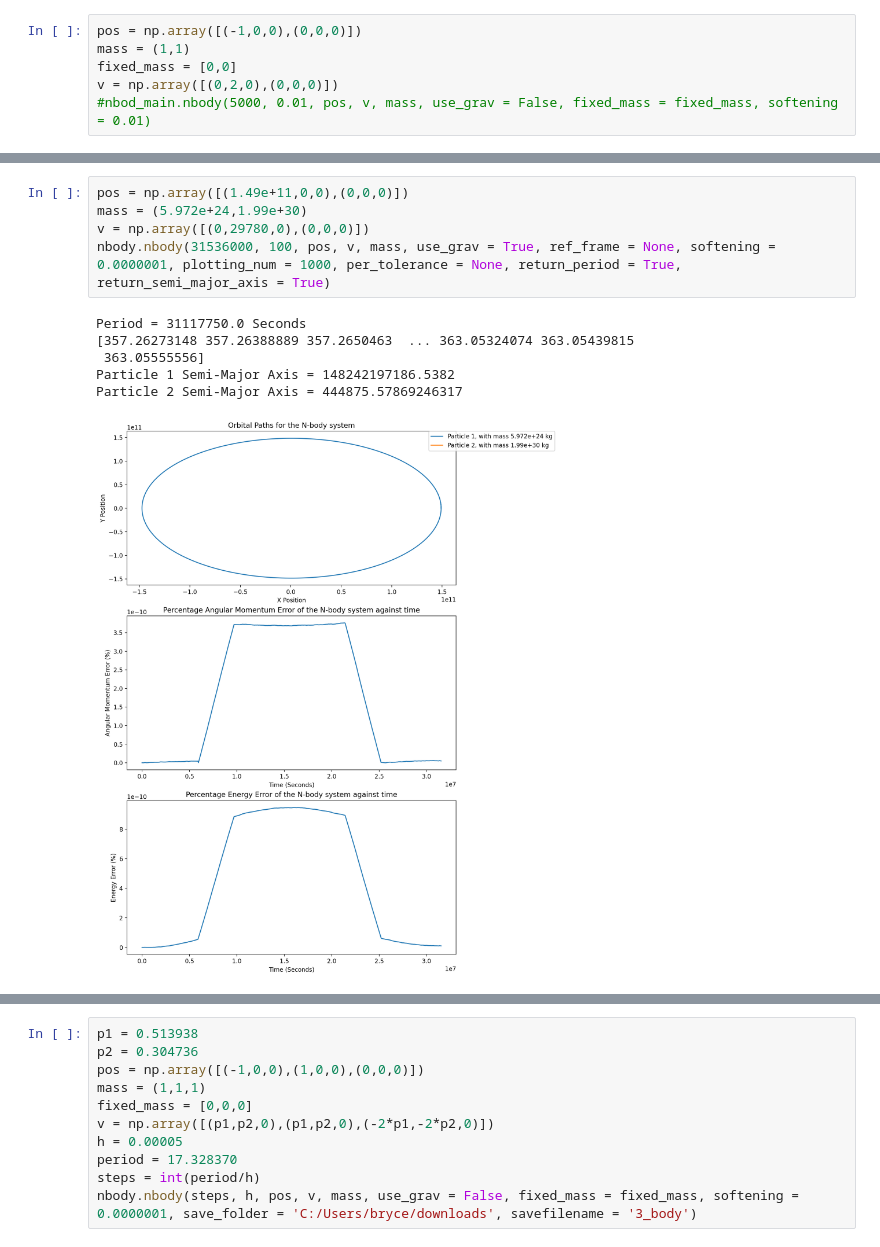
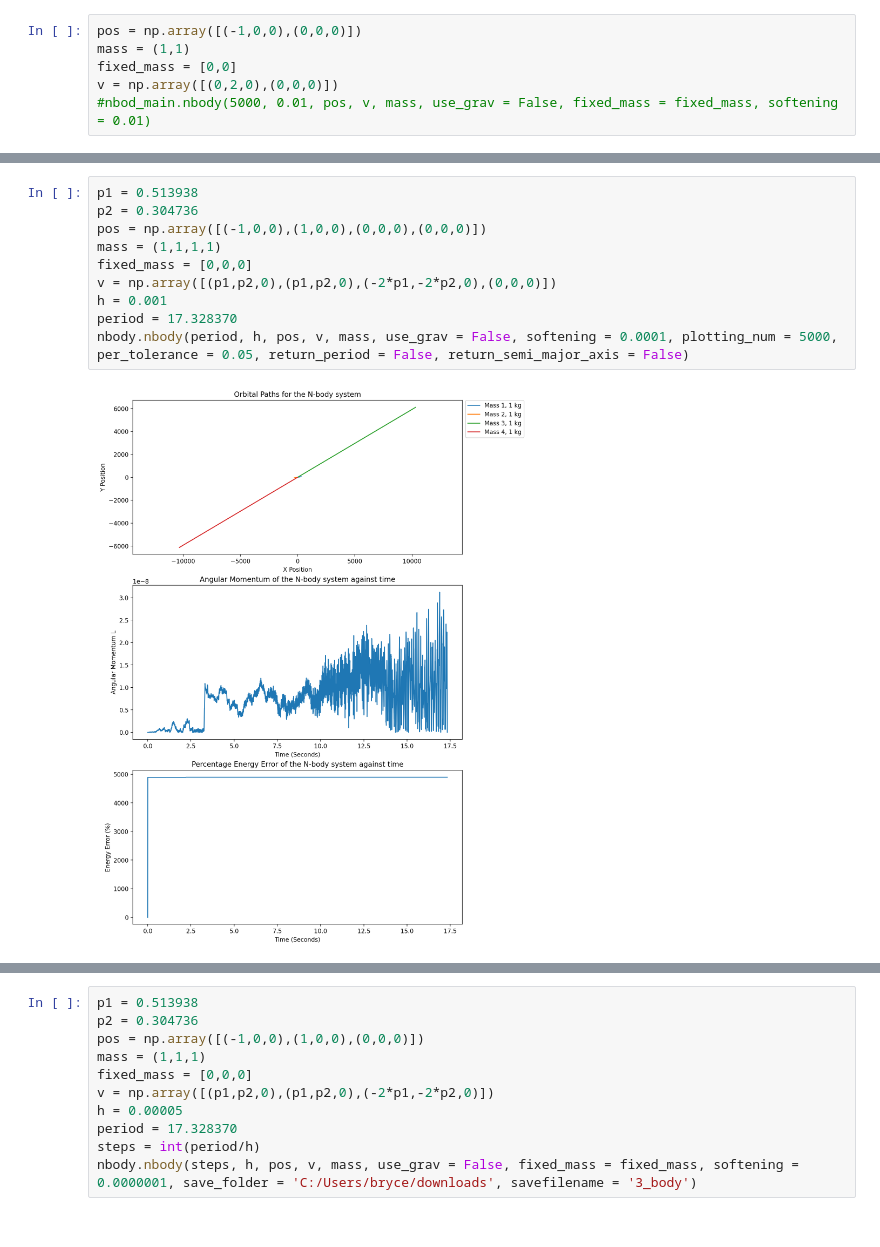
Before and after one commit to BryceDixon/Computational, a Jupyter notebook: assesment2/test.ipynb, the cells around one changed output, grey strips where cells are left out. Cells and saved outputs as stored; diff of their text form.

```diff
--- a/assesment2/test.ipynb
+++ b/assesment2/test.ipynb
@@ -20,12 +65,12 @@ Particle 2 Semi-Major Axis = 0.9997043570345342
 # %%
-pos = np.array([(1.49e+11,0,0),(0,0,0)])
-mass = (5.972e+24,1.99e+30)
-v = np.array([(0,29780,0),(0,0,0)])
-nbody.nbody(31536000, 100, pos, v, mass, use_grav = True, ref_frame = None, softening = 0.0000001, plotting_num = 1000, per_tolerance = None, return_period = True, return_semi_major_axis = True)
+p1 = 0.513938
+p2 = 0.304736
+pos = np.array([(-1,0,0),(1,0,0),(0,0,0),(0,0,0)])
+mass = (1,1,1,1)
+fixed_mass = [0,0,0]
+v = np.array([(p1,p2,0),(p1,p2,0),(-2*p1,-2*p2,0),(0,0,0)])
+h = 0.001
+period = 17.328370
+nbody.nbody(period, h, pos, v, mass, use_grav = False, softening = 0.0001, plotting_num = 5000, per_tolerance = 0.05, return_period = False, return_semi_major_axis = False)
 # %% [output]
-Period = 31117750.0 Seconds
-[357.26273148 357.26388889 357.2650463  ... 363.05324074 363.05439815
- 363.05555556]
-Particle 1 Semi-Major Axis = 148242197186.5382
-Particle 2 Semi-Major Axis = 444875.57869246317
-[figure, old version]
+[figure, new version]
```
Also changed, not shown: parts of 7 cells of this notebook, 2 other files.
